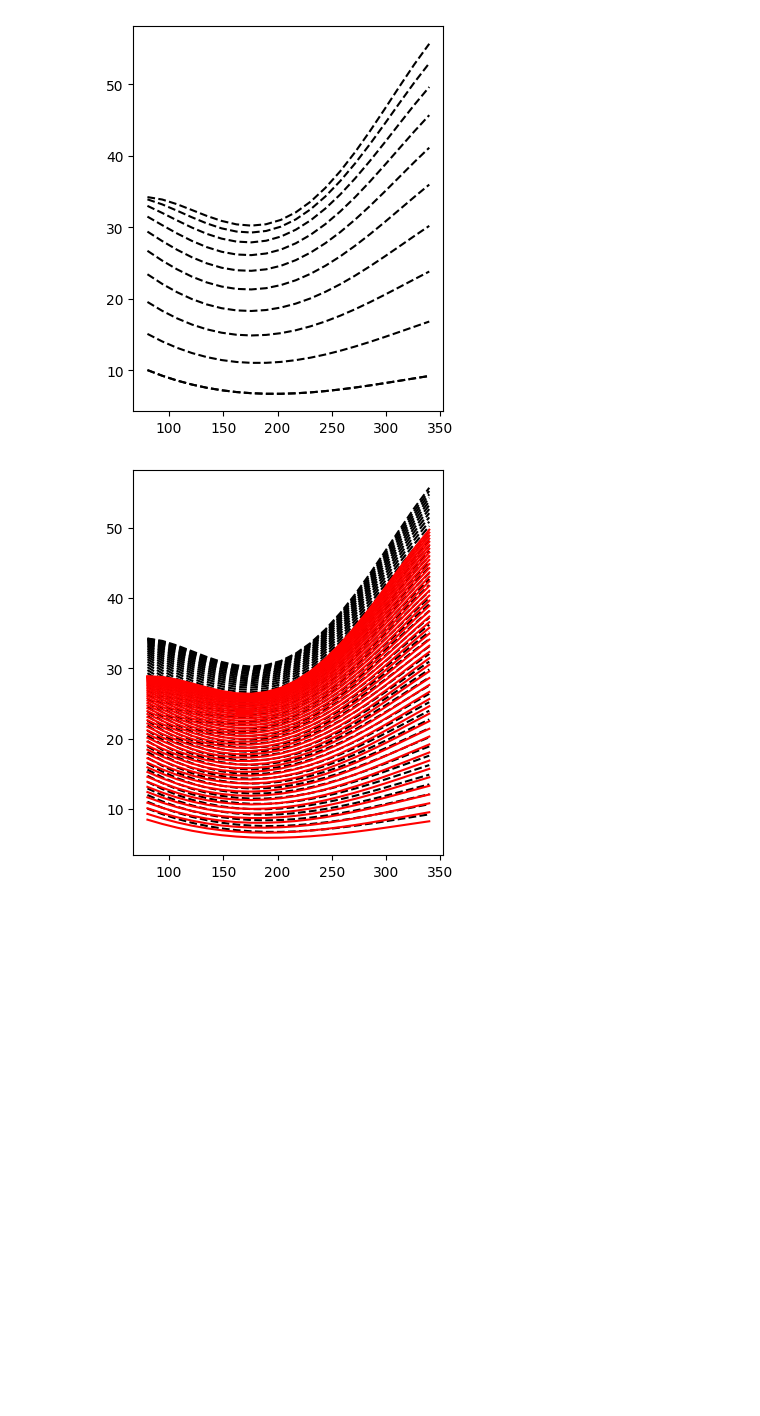
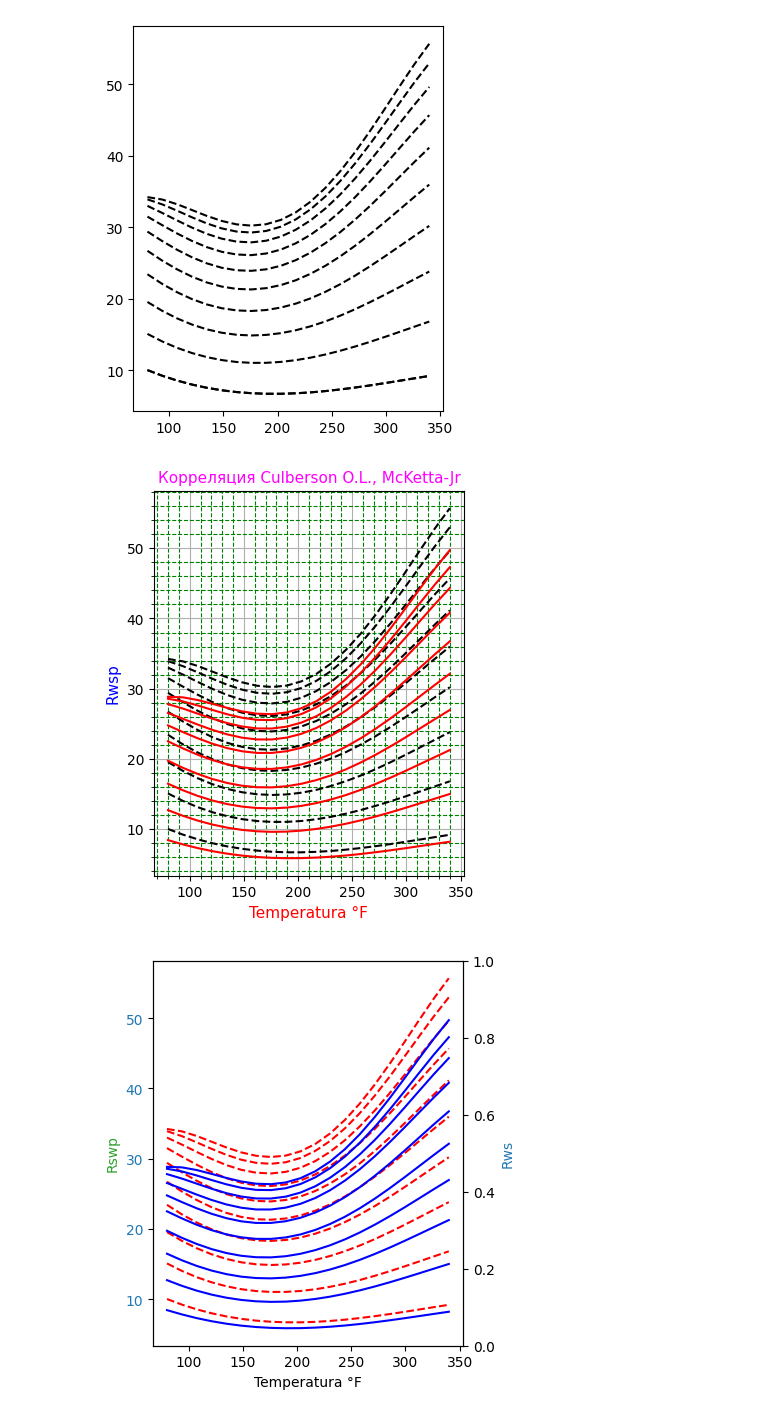
Before and after one commit to edisonc57/Neftepromyslovyye-zhidkosti-s-ispol-zovaniyem-Python, a Jupyter notebook: Корреляция_Culberson_O_L_,_McKetta_Jr.ipynb, the cells around one changed output. Cells and saved outputs as stored; diff of their text form; code cells hidden in the pictures; blank space fills up the shorter version.

```diff
--- a/Корреляция_Culberson_O_L_,_McKetta_Jr.ipynb
+++ b/Корреляция_Culberson_O_L_,_McKetta_Jr.ipynb
@@ -30,26 +30,54 @@ for i in range (0, len(press)):
 # %%
 def Rsw_equation (P,T,S):
     A=8.15839-6.12265E-02*T+1.91663E-04*T**2.0-2.1654E-07*T**3.0
     B=1.01021E-02-7.44241E-05*T+3.05553E-07*T**2.0-2.94883E-10*T**3.0
     C=(-9.02505+0.130237*T-8.53425E-04*T**2.0+2.34122E-06*T**3.0-2.37049E-09*T**4.0)*1E-07
     Rswp= A + B*P + C*P**2
     Rsw = 10**(-0.0840655*S*T**-0.285854)*Rswp
     return (Rsw)
 
-press= np.linspace(1000, 10000,50)
+press= np.linspace(1000, 10000,10)
 temp= np.linspace(80, 340, 20)
 Rsw= np.zeros(len(temp))
 Rswp= np.zeros(len(temp))
 
 plt.figure("Rsw", figsize=(4,5))
 plt.rcParams.update({'font.size':10})
 
 for i in range (0, len(press)):
     Rswp=Rswp_equation(press[i], temp)
     Rsw=Rsw_equation(press[i], temp, 3.1 )
     plt.plot(temp,Rswp, 'k--')
     plt.plot(temp,Rsw, 'r-')
+    plt.title('Корреляция Culberson O.L., McKetta-Jr', fontsize=11, color= [1,0,1])
+    plt.xlabel('Temperatura °F', fontsize= 11, color= 'red' )
+    plt.ylabel("Rwsp", fontsize=11, color= 'blue')
+    plt.grid('True')
+    plt.minorticks_on()
+    plt.grid(visible=True, which='minor', color= 'g', linestyle= '--')
+    plt.savefig('Корреляция Culberson O.L., McKetta-Jr.png', dpi=300)
+
+fig, ax1 = plt.subplots(figsize=(4,5))
+color= 'tab:green'
+ax1.set_xlabel('Temperatura °F')
+ax1.set_ylabel('Rswp', color=color)
+
+for i in range (0, len(press)):
+    Rswp[::]=Rswp_equation(press[i],temp[::])
+    ax1.plot(temp, Rswp, 'r--')
+    ax1.tick_params(axis='y',labelcolor=color)
+
+ax2=ax1.twinx()
+color= 'tab:blue'
+ax2.set_ylabel('Rws', color=color)
+
+
+for i in range (0, len(press)):
+    Rsw[::]=Rsw_equation(press[i],temp[::],3.1)
+    ax1.plot(temp, Rsw, 'b-')
+    ax1.tick_params(axis='y',labelcolor=color)
 # %% [output]
-[figure, old version]
+[figure, new version]
+[figure, added]
 # %% [markdown]
 ![htmlconvd-aOPcNX_html_eb09e5e2130bcb0b.jpg](embedded-picture-1)![htmlconvd-aOPcNX_html_eb09e5e2130bcb0b2.jpg](embedded-picture-2)
```
